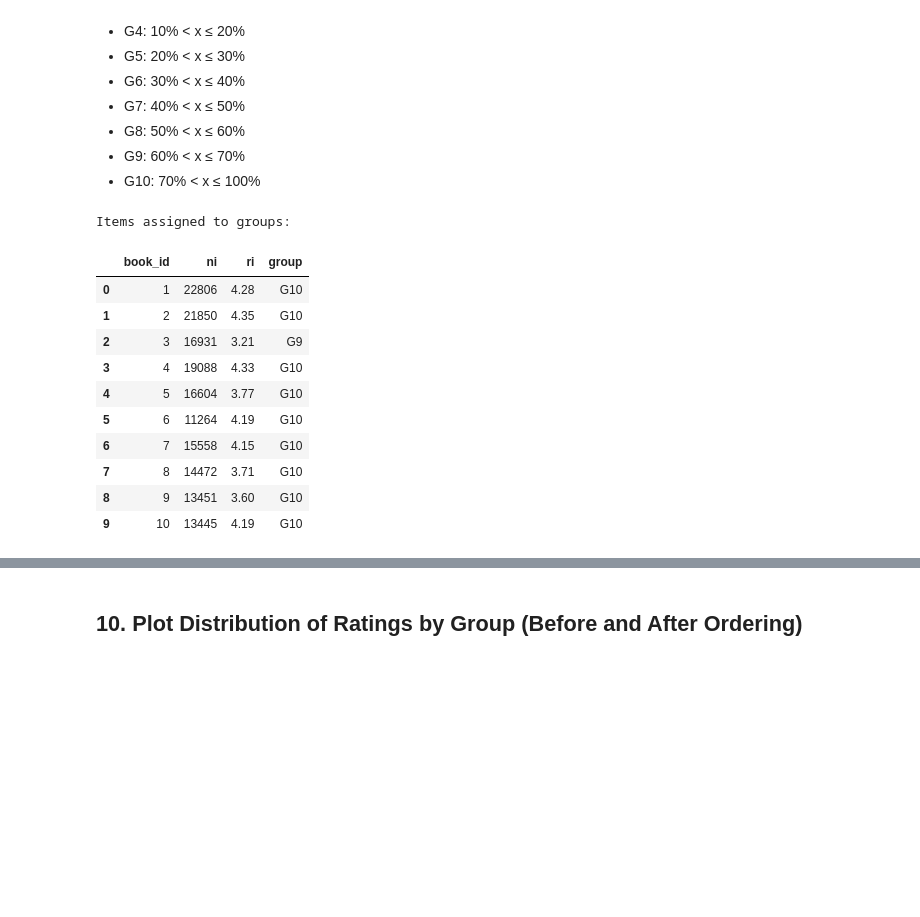
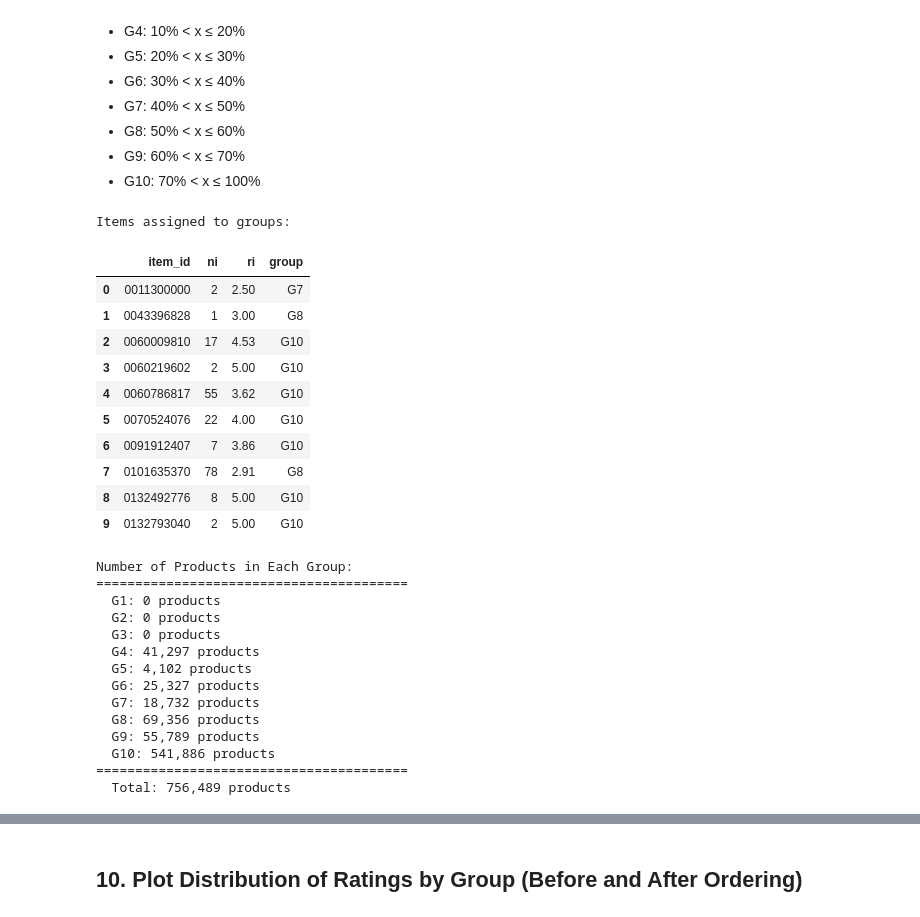
Before and after one commit to AdhammElwakeel/AIE425-Assignment-Group-X-, a Jupyter notebook: section1_statistical_analysis/statistical_analysis.ipynb, the cells around one changed output, grey strips where cells are left out. Saved outputs shown, nothing was run; the diff lists cells and outputs as text; code cells hidden in the pictures; blank space fills up the shorter version.

```diff
--- a/section1_statistical_analysis/statistical_analysis.ipynb
+++ b/section1_statistical_analysis/statistical_analysis.ipynb
@@ -44,11 +45,16 @@ RESULTS_PATH = '../results'
 # Create results directory if it doesn't exist
 os.makedirs(RESULTS_PATH, exist_ok=True)
 
-# Load datasets
-print("Loading datasets...")
-ratings = pd.read_csv(os.path.join(DATASET_PATH, 'ratings.csv'))
-books = pd.read_csv(os.path.join(DATASET_PATH, 'books.csv'))
+# Load Electronics dataset (no header, columns: product_id, user_id, rating, timestamp)
+print("Loading Electronics dataset...")
+print("This may take a moment due to the large file size (~21 million ratings)...")
 
-print(f"Ratings shape: {ratings.shape}")
-print(f"Books shape: {books.shape}")
+ratings = pd.read_csv(
+    os.path.join(DATASET_PATH, 'Electronics.csv'),
+    header=None,
+    names=['item_id', 'user_id', 'rating', 'timestamp']
+)
+
+print(f"\nRatings shape: {ratings.shape}")
+print(f"Memory usage: {ratings.memory_usage(deep=True).sum() / 1024**2:.2f} MB")
 # %% [output]
@@ -219,6 +220,6 @@ Calculate and save the number of ratings for each item (book).
 # %%
 # Calculate number of ratings per item (n_i)
-n_i = ratings.groupby('book_id').size().reset_index(name='ni')
+n_i = ratings.groupby('item_id').size().reset_index(name='ni')
 
 print("Number of Ratings per Item (n_i):")
 print(f"  Total items: {len(n_i):,}")
@@ -230,5 +231,9 @@ print(f"  Median ratings per item: {n_i['ni'].median()}")
 # Display sample
 print("\nSample:")
 display(n_i.head(10))
+
+# Save n_i to results
+n_i.to_csv(os.path.join(RESULTS_PATH, 'ni_ratings_per_item.csv'), index=False)
+print("✓ Saved: ni_ratings_per_item.csv")
 # %% [output]
 Number of Ratings per Item (n_i):
@@ -306,6 +305,6 @@ Calculate and save the average rating received by each item (book).
 # %%
 # Calculate average ratings per item (r_i)
-r_i = ratings.groupby('book_id')['rating'].mean().reset_index(name='ri')
+r_i = ratings.groupby('item_id')['rating'].mean().reset_index(name='ri')
 r_i['ri'] = r_i['ri'].round(2)
 
 print("Average Ratings per Item (r_i):")
@@ -317,5 +316,9 @@ print(f"  Std of avg ratings: {round(r_i['ri'].std(), 2)}")
 # Display sample
 print("\nSample:")
 display(r_i.head(10))
+
+# Save r_i to results
+r_i.to_csv(os.path.join(RESULTS_PATH, 'ri_avg_ratings_per_item.csv'), index=False)
+print("✓ Saved: ri_avg_ratings_per_item.csv")
 # %% [output]
 Average Ratings per Item (r_i):
@@ -427,10 +425,9 @@ Classify products into 10 groups based on their average ratings as percentiles:
 - G10: 70% < x ≤ 100%
 # %%
 # Merge n_i with r_i to get both number and average of ratings per item
-item_stats = n_i.merge(r_i, on='book_id')
+item_stats = n_i.merge(r_i, on='item_id')
 
 # Calculate percentile rank for each item based on average rating
-# Using the max average rating as reference (5.0 for 1-5 scale)
 max_avg_rating = 5.0
 
 def assign_group(avg_rating, max_rating=5.0):
@@ -441,41 +438,66 @@ def assign_group(avg_rating, max_rating=5.0):
     percentage = (avg_rating / max_rating) * 100
 
     if percentage <= 1:
         return 'G1'
     elif percentage <= 5:
         return 'G2'
     elif percentage <= 10:
         return 'G3'
     elif percentage <= 20:
         return 'G4'
     elif percentage <= 30:
         return 'G5'
     elif percentage <= 40:
         return 'G6'
     elif percentage <= 50:
         return 'G7'
     elif percentage <= 60:
         return 'G8'
     elif percentage <= 70:
         return 'G9'
     else:
         return 'G10'
 
 # Assign groups
 item_stats['group'] = item_stats['ri'].apply(assign_group)
 
 print("Items assigned to groups:")
 display(item_stats.head(10))
+
+# Count number of products in each group
+group_counts = item_stats['group'].value_counts().sort_index()
+
+print("\nNumber of Products in Each Group:")
+print("=" * 40)
+for group in ['G1', 'G2', 'G3', 'G4', 'G5', 'G6', 'G7', 'G8', 'G9', 'G10']:
+    count = group_counts.get(group, 0)
+    print(f"  {group}: {count:,} products")
+print("=" * 40)
+print(f"  Total: {group_counts.sum():,} products")
 # %% [output]
 Items assigned to groups:
-|  | book_id | ni | ri | group |
-| 0 | 1 | 22806 | 4.28 | G10 |
-| 1 | 2 | 21850 | 4.35 | G10 |
-| 2 | 3 | 16931 | 3.21 | G9 |
-| 3 | 4 | 19088 | 4.33 | G10 |
-| 4 | 5 | 16604 | 3.77 | G10 |
-| 5 | 6 | 11264 | 4.19 | G10 |
-| 6 | 7 | 15558 | 4.15 | G10 |
-| 7 | 8 | 14472 | 3.71 | G10 |
-| 8 | 9 | 13451 | 3.60 | G10 |
-| 9 | 10 | 13445 | 4.19 | G10 |
+|  | item_id | ni | ri | group |
+| 0 | 0011300000 | 2 | 2.50 | G7 |
+| 1 | 0043396828 | 1 | 3.00 | G8 |
+| 2 | 0060009810 | 17 | 4.53 | G10 |
+| 3 | 0060219602 | 2 | 5.00 | G10 |
+| 4 | 0060786817 | 55 | 3.62 | G10 |
+| 5 | 0070524076 | 22 | 4.00 | G10 |
+| 6 | 0091912407 | 7 | 3.86 | G10 |
+| 7 | 0101635370 | 78 | 2.91 | G8 |
+| 8 | 0132492776 | 8 | 5.00 | G10 |
+| 9 | 0132793040 | 2 | 5.00 | G10 |
+Number of Products in Each Group:
+========================================
+  G1: 0 products
+  G2: 0 products
+  G3: 0 products
+  G4: 41,297 products
+  G5: 4,102 products
+  G6: 25,327 products
+  G7: 18,732 products
+  G8: 69,356 products
+  G9: 55,789 products
+  G10: 541,886 products
+========================================
+  Total: 756,489 products
```
Also changed, not shown: parts of 41 cells of this notebook, 24 other files.
